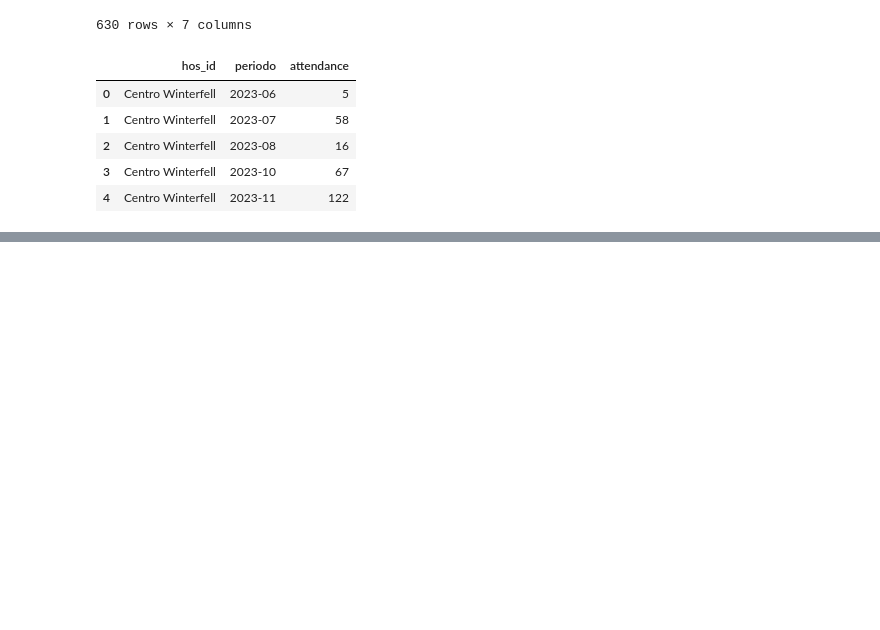
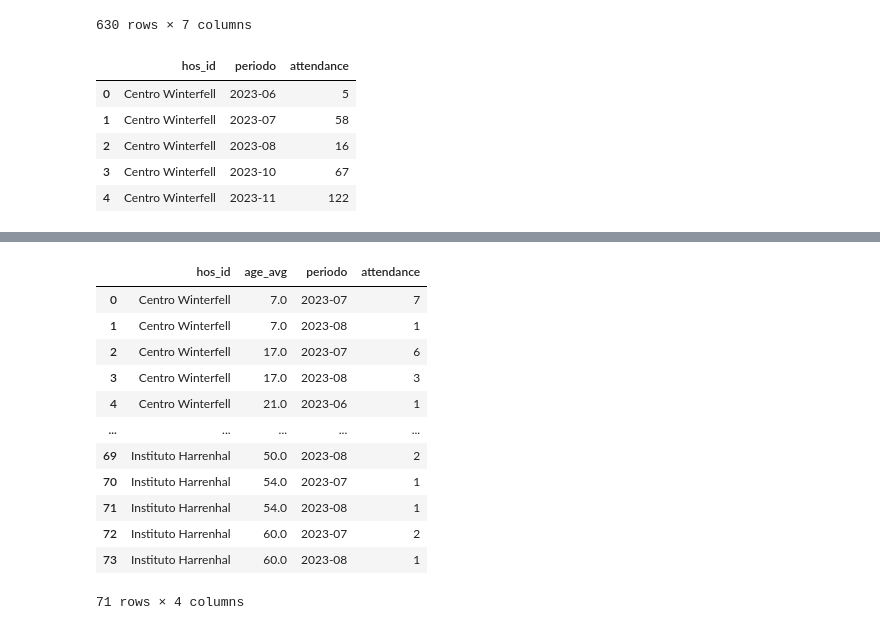
Before and after one commit to manufabregas/Dataset-Asistencia-a-turnos-m-dicos, a Jupyter notebook: Práctico_1_Análisis_y_visualización_de_datos.ipynb, the cells around one changed output, grey strips where cells are left out. Saved outputs shown, nothing was run; the diff lists cells and outputs as text; code cells hidden in the pictures; blank space fills up the shorter version.

```diff
--- a/Práctico_1_Análisis_y_visualización_de_datos.ipynb
+++ b/Práctico_1_Análisis_y_visualización_de_datos.ipynb
@@ -1432,0 +1436,29 @@ turnos_agrupados_edad.head(5)
+# %%
+# Lista de hos_id que quieres seleccionar
+hos_ids_seleccionados = ['Centro Winterfell', 'Hospital Dragonstone', 'Instituto Harrenhal']
+periodo_selec =['2023-06','2023-07','2023-08']
+
+turnos_seleccionados = turnos_alergia[
+    (turnos_alergia['hos_id'].isin(hos_ids_seleccionados)) &
+    (turnos_alergia['periodo'].isin(periodo_selec))
+    ]
+
+turnos_agrupados_edad = turnos_seleccionados.groupby(['hos_id', 'age_avg','periodo'])['attendance'].count().reset_index()
+
+turnos_agrupados_edad = turnos_agrupados_edad[turnos_agrupados_edad['age_avg'] <= 94]
+
+turnos_agrupados_edad
+# %% [output]
+|  | hos_id | age_avg | periodo | attendance |
+| 0 | Centro Winterfell | 7.0 | 2023-07 | 7 |
+| 1 | Centro Winterfell | 7.0 | 2023-08 | 1 |
+| 2 | Centro Winterfell | 17.0 | 2023-07 | 6 |
+| 3 | Centro Winterfell | 17.0 | 2023-08 | 3 |
+| 4 | Centro Winterfell | 21.0 | 2023-06 | 1 |
+| ... | ... | ... | ... | ... |
+| 69 | Instituto Harrenhal | 50.0 | 2023-08 | 2 |
+| 70 | Instituto Harrenhal | 54.0 | 2023-07 | 1 |
+| 71 | Instituto Harrenhal | 54.0 | 2023-08 | 1 |
+| 72 | Instituto Harrenhal | 60.0 | 2023-07 | 2 |
+| 73 | Instituto Harrenhal | 60.0 | 2023-08 | 1 |
+71 rows × 4 columns
```
Also changed, not shown: parts of 5 cells of this notebook.
